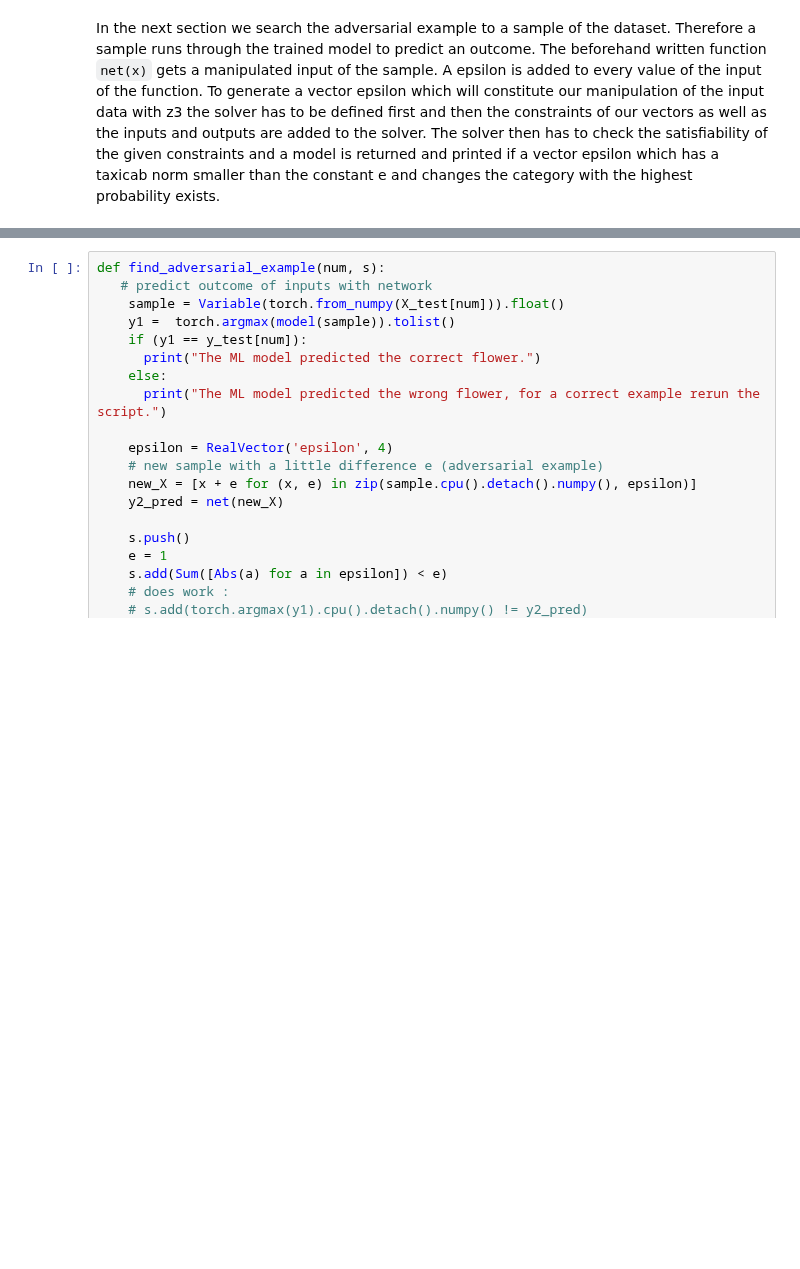
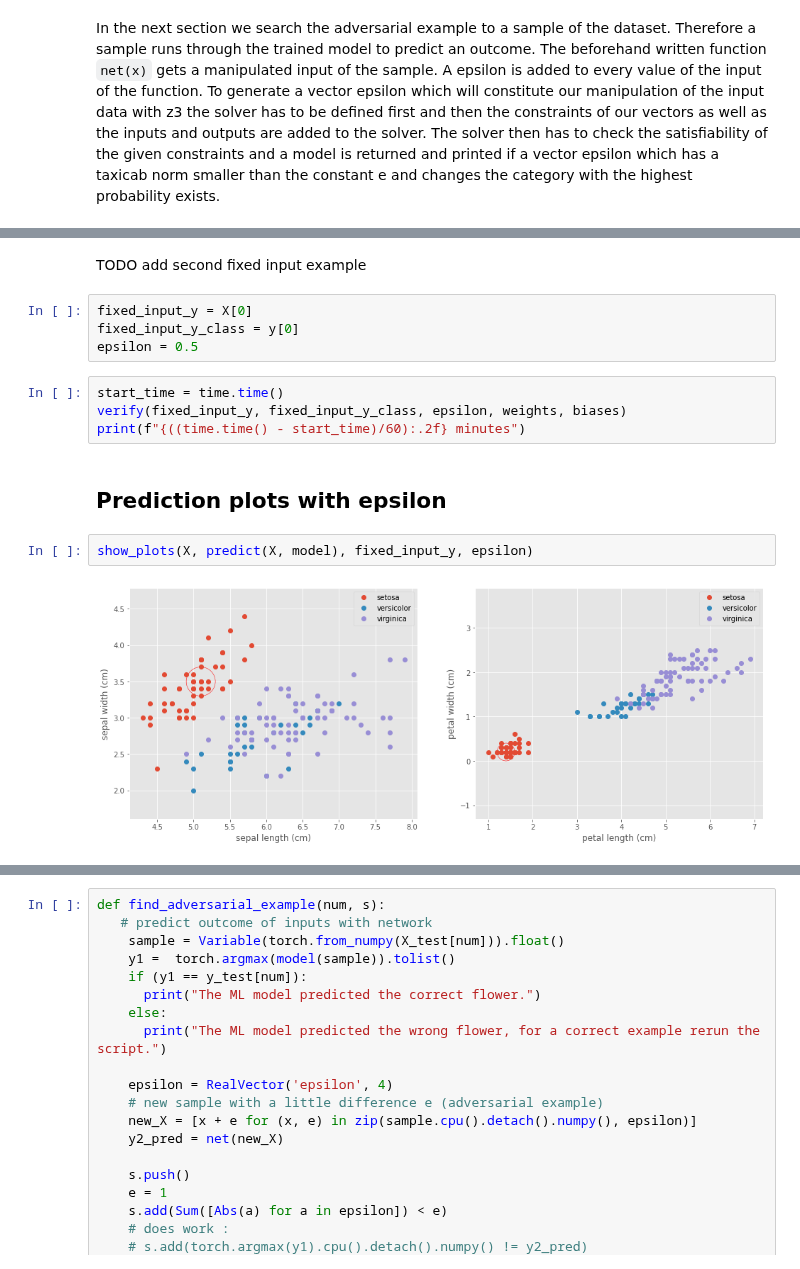
Before and after one commit to DDiekmann/Applied-Verification-Lab-Neural-Networks, a Jupyter notebook: Tutorials/adversarial_example_iris_tutorial.ipynb, the cells around one changed output, grey strips where cells are left out. Cells and saved outputs as stored; diff of their text form; blank space fills up the shorter version.

```diff
--- a/Tutorials/adversarial_example_iris_tutorial.ipynb
+++ b/Tutorials/adversarial_example_iris_tutorial.ipynb
@@ -230,0 +352,16 @@ To generate a vector epsilon which will constitute our manipulation of the input
+# %% [markdown]
+TODO add second fixed input example
+# %%
+fixed_input_y = X[0]
+fixed_input_y_class = y[0]
+epsilon = 0.5
+# %%
+start_time = time.time()
+verify(fixed_input_y, fixed_input_y_class, epsilon, weights, biases)
+print(f"{((time.time() - start_time)/60):.2f} minutes")
+# %% [markdown]
+## Prediction plots with epsilon
+# %%
+show_plots(X, predict(X, model), fixed_input_y, epsilon)
+# %% [output]
+[figure, added]
```
Also changed, not shown: parts of 34 cells of this notebook.
